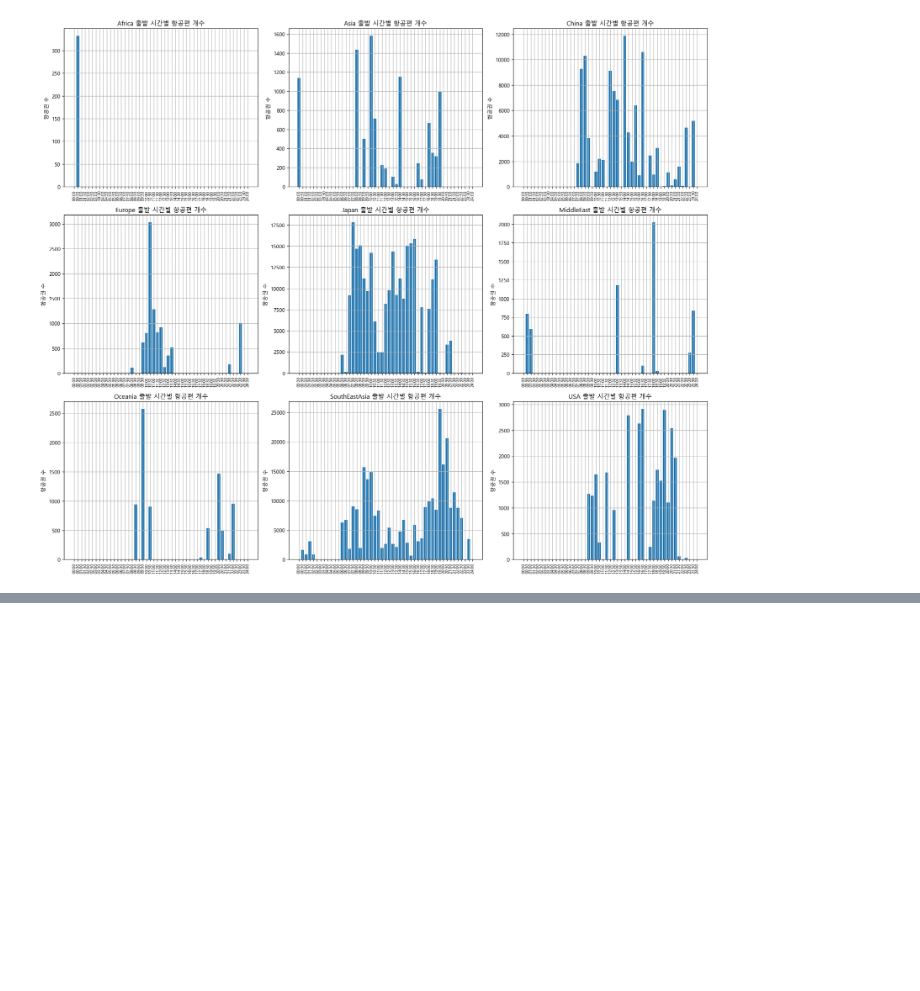
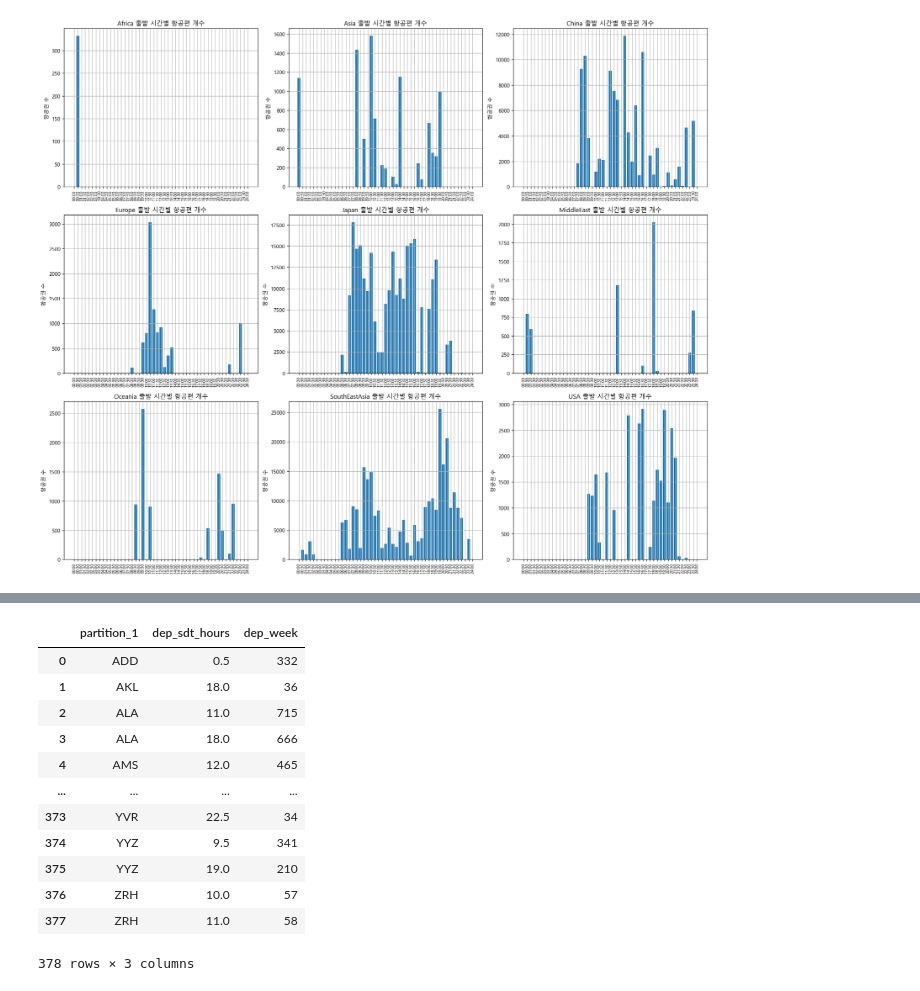
Before and after one commit to SunBinHong00/DataAnalysis, a Jupyter notebook: instantrip/eda.ipynb, the cells around one changed output, grey strips where cells are left out. Cells and saved outputs as stored; diff of their text form; code cells hidden in the pictures; blank space fills up the shorter version.

```diff
--- a/instantrip/visualization.ipynb
+++ b/instantrip/eda.ipynb
@@ -282,0 +386,16 @@ plt.show()
+# %%
+df
+# %% [output]
+|  | partition_1 | dep_sdt_hours | dep_week |
+| 0 | ADD | 0.5 | 332 |
+| 1 | AKL | 18.0 | 36 |
+| 2 | ALA | 11.0 | 715 |
+| 3 | ALA | 18.0 | 666 |
+| 4 | AMS | 12.0 | 465 |
+| ... | ... | ... | ... |
+| 373 | YVR | 22.5 | 34 |
+| 374 | YYZ | 9.5 | 341 |
+| 375 | YYZ | 19.0 | 210 |
+| 376 | ZRH | 10.0 | 57 |
+| 377 | ZRH | 11.0 | 58 |
+378 rows × 3 columns
```
Also changed, not shown: parts of 6 cells of this notebook, 4 other files.
